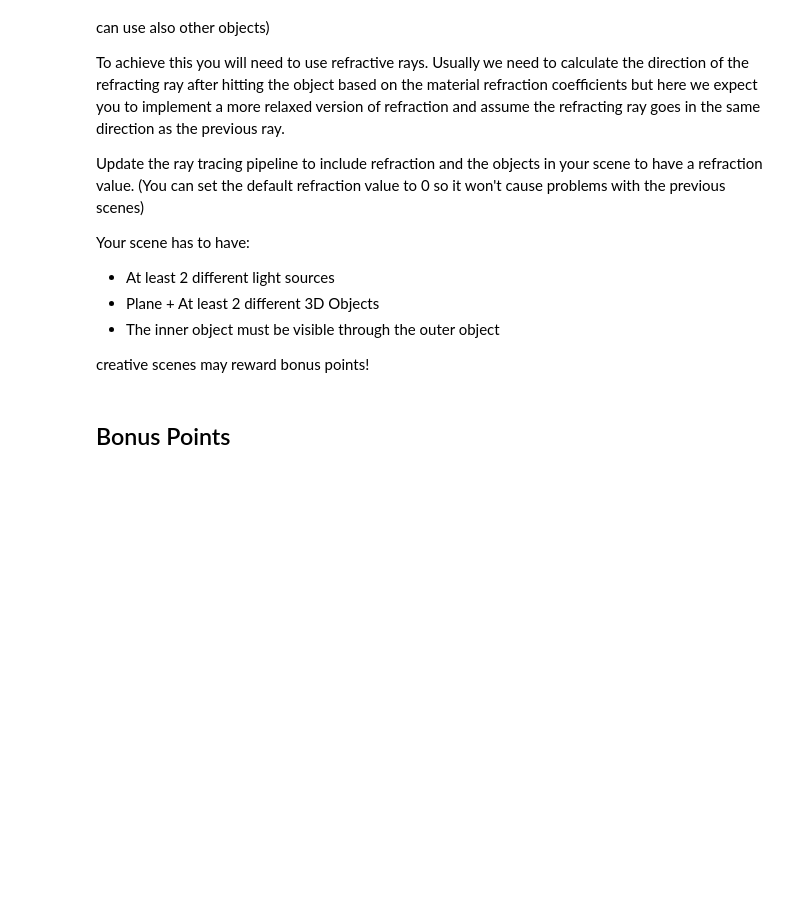
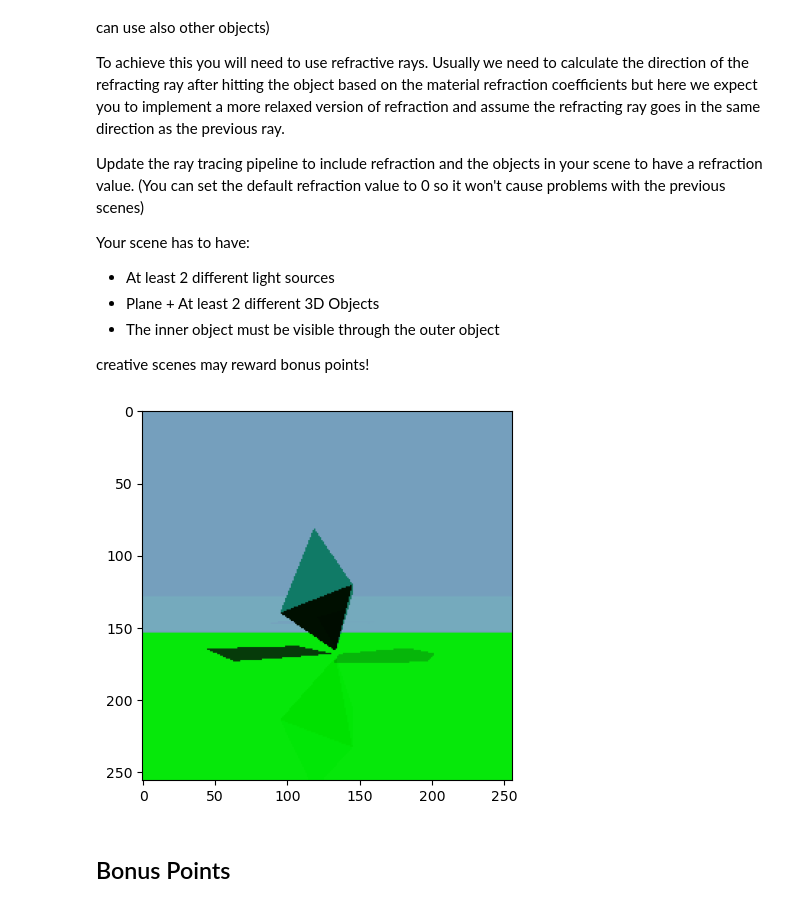
Before and after one commit to alongerby/Ray-Tracing-rendering-Python, a Jupyter notebook: Ray Tracing Assignment.ipynb, the cells around one changed output. Saved outputs shown, nothing was run; the diff lists cells and outputs as text; code cells hidden in the pictures; blank space fills up the shorter version.

```diff
--- a/Ray Tracing Assignment.ipynb
+++ b/Ray Tracing Assignment.ipynb
@@ -251,12 +251,14 @@ creative scenes may reward bonus points!
 # %%
 from hw3 import *
 
-ambient = np.array([0.05, 0.05, 0.05])
+ambient = np.array([0.07, 0.07, 0.07])
 camera, lights, objects = your_own_scene()
 
 im = render_scene(camera, ambient, lights, objects, RENDER_RESOLUTION, 3)
 plt.imshow(im)
 plt.imsave('scene6.png', im)
+# %% [output]
+[figure, added]
 # %% [markdown]
 ## Bonus Points
 # %% [markdown]
```
Also changed, not shown: 3 other files.
